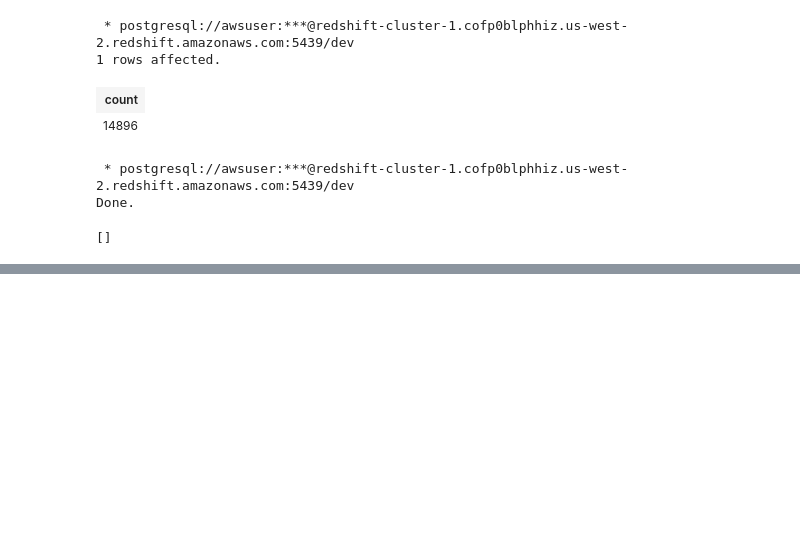
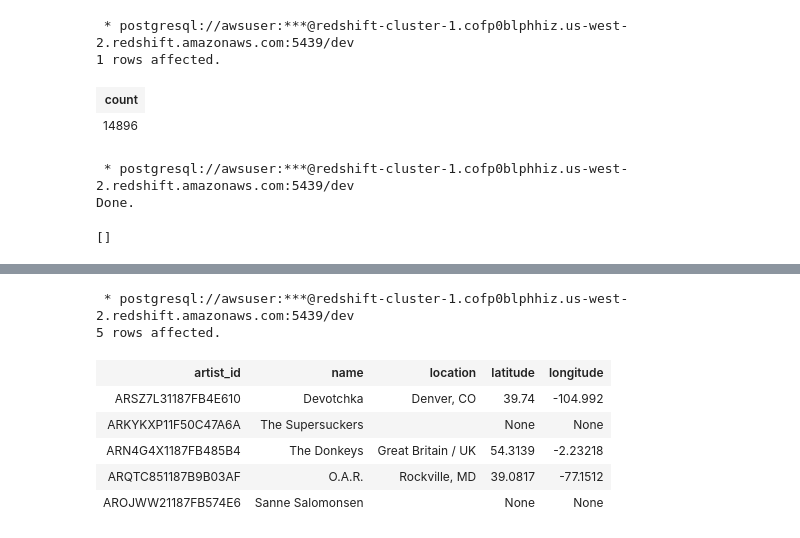
Before and after one commit to severine-baudry/P3_DataWarehouse, a Jupyter notebook: main.ipynb, the cells around one changed output, grey strips where cells are left out. Cells and saved outputs as stored; diff of their text form; code cells hidden in the pictures; blank space fills up the shorter version.

```diff
--- a/main.ipynb
+++ b/main.ipynb
@@ -102,0 +142,13 @@ Done.
+# %%
+%%sql
+SELECT * FROM artists
+LIMIT 5;
+# %% [output]
+ * postgresql://awsuser:***@redshift-cluster-1.cofp0blphhiz.us-west-2.redshift.amazonaws.com:5439/dev
+5 rows affected.
+| artist_id | name | location | latitude | longitude |
+| ARSZ7L31187FB4E610 | Devotchka | Denver, CO | 39.74 | -104.992 |
+| ARKYKXP11F50C47A6A | The Supersuckers |  | None | None |
+| ARN4G4X1187FB485B4 | The Donkeys | Great Britain / UK | 54.3139 | -2.23218 |
+| ARQTC851187B9B03AF | O.A.R. | Rockville, MD | 39.0817 | -77.1512 |
+| AROJWW21187FB574E6 | Sanne Salomonsen |  | None | None |
```
Also changed, not shown: parts of 12 cells of this notebook, 3 other files.
